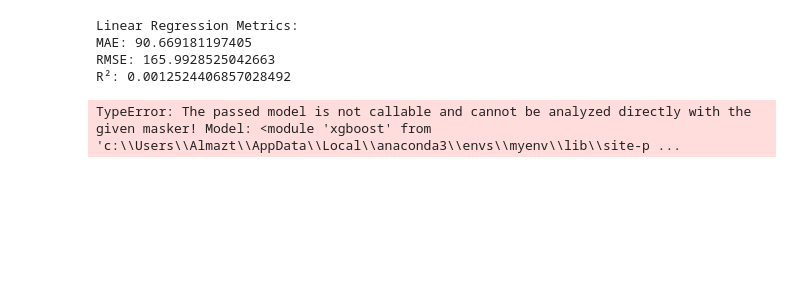
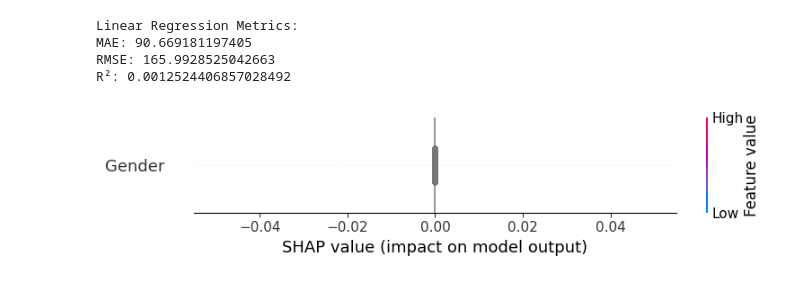
Before and after one commit to Almazt96/AlphaCare-Insurance-Soln, a Jupyter notebook: notebooks/statistical_models.ipynb, the cells around one changed output. Saved outputs shown, nothing was run; the diff lists cells and outputs as text; code cells hidden in the pictures; blank space fills up the shorter version.

Commit message:
After Running Statistical Modelling part of code

```diff
--- a/notebooks/statistical_models.ipynb
+++ b/notebooks/statistical_models.ipynb
@@ -83,25 +81,53 @@ Linear Regression Metrics:
 MAE: 90.669181197405
 RMSE: 165.9928525042663
 R²: 0.0012524406857028492
-# %%
-# 4. Model Interpretability
-# Use SHAP or LIME to explain predictions and gain actionable insights.
-# a. Using SHAP:
-
-
-import shap
-import xgboost as xgb
-import pandas as pd
-from sklearn.model_selection import train_test_split
-
-# Initialize SHAP explainer
-explainer = shap.Explainer(xgb, X_test)
-shap_values = explainer(X_test)
-
-# Summary plot
-shap.summary_plot(shap_values, X_test)
-# %% [output]
-TypeError: The passed model is not callable and cannot be analyzed directly with the given masker! Model: <module 'xgboost' from 'c:\\Users\\Almazt\\AppData\\Local\\anaconda3\\envs\\myenv\\lib\\site-p ...
+# %%
+# 4. Model Interpretability
+# Use SHAP or LIME to explain predictions and gain actionable insights.
+# a. Using SHAP:
+
+# %pip install shap xgboost pandas scikit-learn
+
+import shap
+import xgboost as xgb
+
+# Convert 'TransactionMonth' to datetime
+y_train = pd.to_datetime(y_train, errors='coerce')
+y_test = pd.to_datetime(y_test, errors='coerce')
+
+# Convert datetime to ordinal for classification
+y_train = y_train.apply(lambda x: x.toordinal())
+y_test = y_test.apply(lambda x: x.toordinal())
+
+# Convert ordinal dates to categorical values starting from 0
+y_train = y_train - y_train.min()
+y_test = y_test - y_test.min()
+
+# Convert 'Gender' column to categorical type
+X_train['Gender'] = X_train['Gender'].astype('category')
+X_test['Gender'] = X_test['Gender'].astype('category')
+
+# Train XGBoost model (name it xgb_model to avoid confusion)
+xgb_model = xgb.XGBClassifier(enable_categorical=True).fit(X_train, y_train)
+
+# Use TreeExplainer (without X_test) - THIS IS THE CORRECT WAY
+explainer = shap.TreeExplainer(xgb_model)
+
+# Calculate SHAP values
+shap_values = explainer.shap_values(X_test)
+
+# Summary plot (Correct for binary classification)
+shap.summary_plot(shap_values, X_test)
+
+# Other plots
+# shap.force_plot(explainer.expected_value, shap_values[1], X_test.iloc[0]) # For binary classification. [1] is positive class
+# shap.dependence_plot("feature1", shap_values[
+
+# Initialize SHAP explainer
+# explainer = shap.Explainer(xgb.predict, X_test)
+# shap_values = explainer(X_test)
+# %% [output]
+[figure, added]
 # %%
 # b. Using LIME:
 
```
Also changed, not shown: parts of 4 cells of this notebook, 2 other files.
